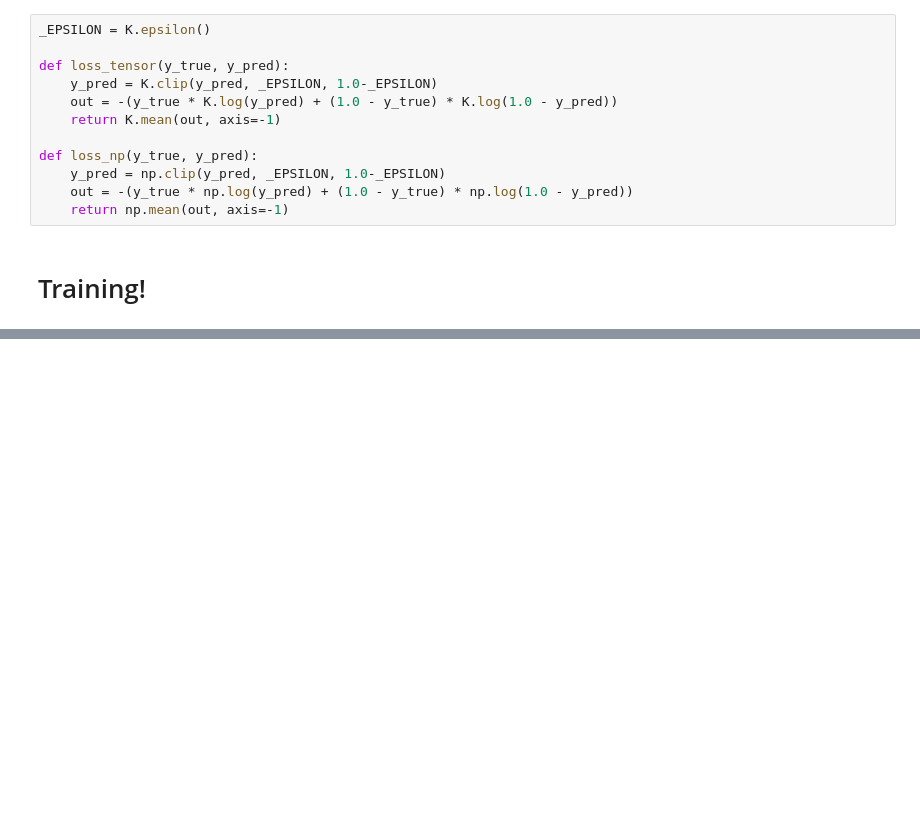
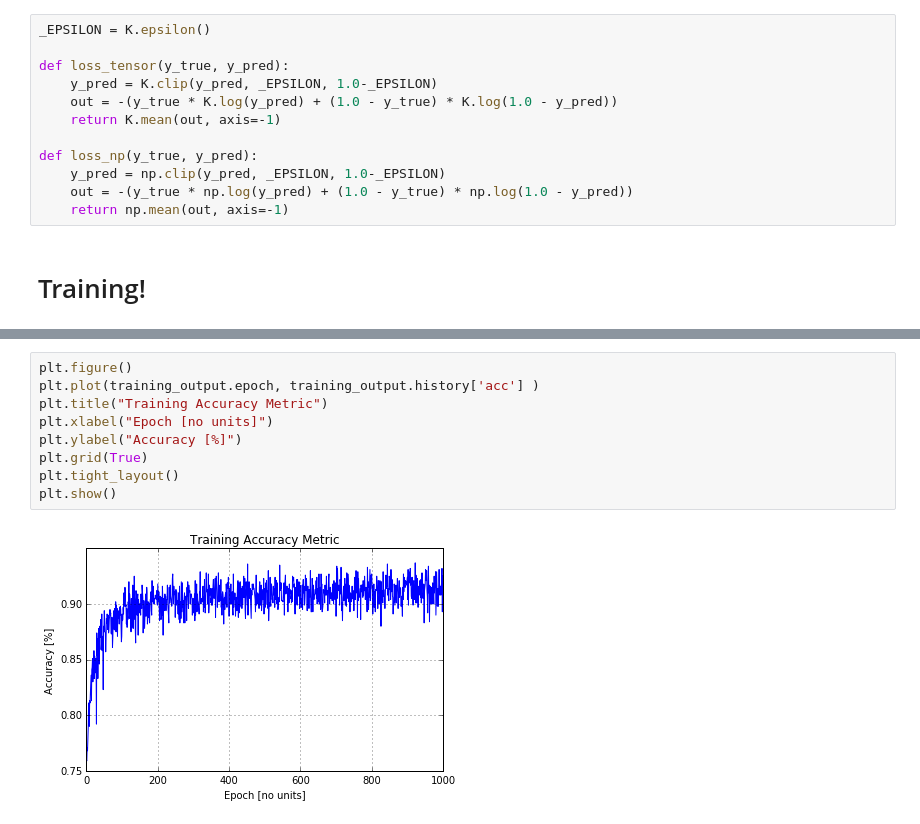
Before and after one commit to HEP-DL/b2_proof_of_concept, a Jupyter notebook: BII DL Proof Of Concept.ipynb, the cells around one changed output, grey strips where cells are left out. Saved outputs shown, nothing was run; the diff lists cells and outputs as text; blank space fills up the shorter version.

```diff
--- a/BII DL Proof Of Concept.ipynb
+++ b/BII DL Proof Of Concept.ipynb
@@ -252,0 +295,11 @@ print x.shape
+# %%
+plt.figure()
+plt.plot(training_output.epoch, training_output.history['acc'] )
+plt.title("Training Accuracy Metric")
+plt.xlabel("Epoch [no units]")
+plt.ylabel("Accuracy [%]")
+plt.grid(True)
+plt.tight_layout()
+plt.show()
+# %% [output]
+[figure, added]
```
Also changed, not shown: parts of 19 cells of this notebook, 1 other file.
